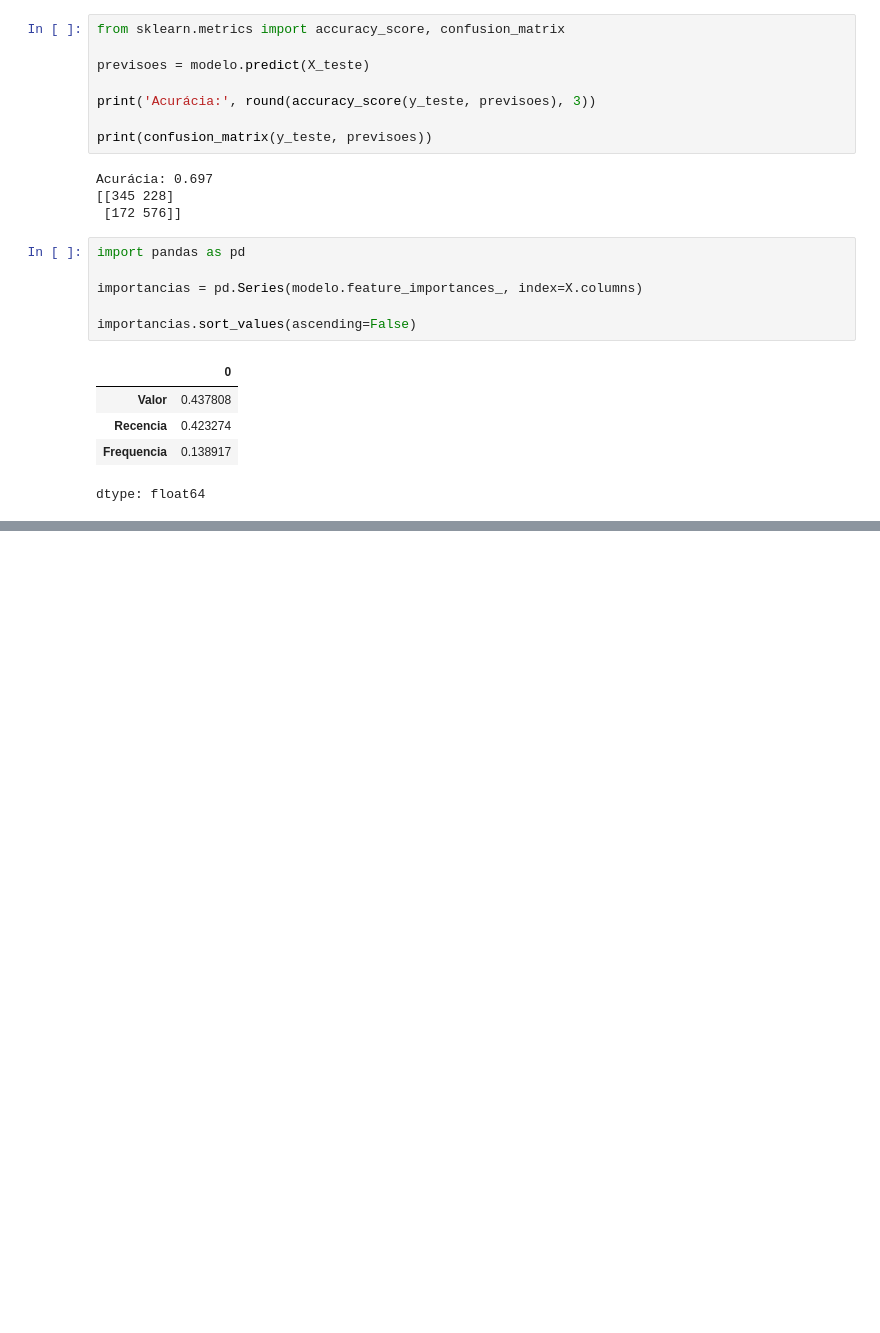
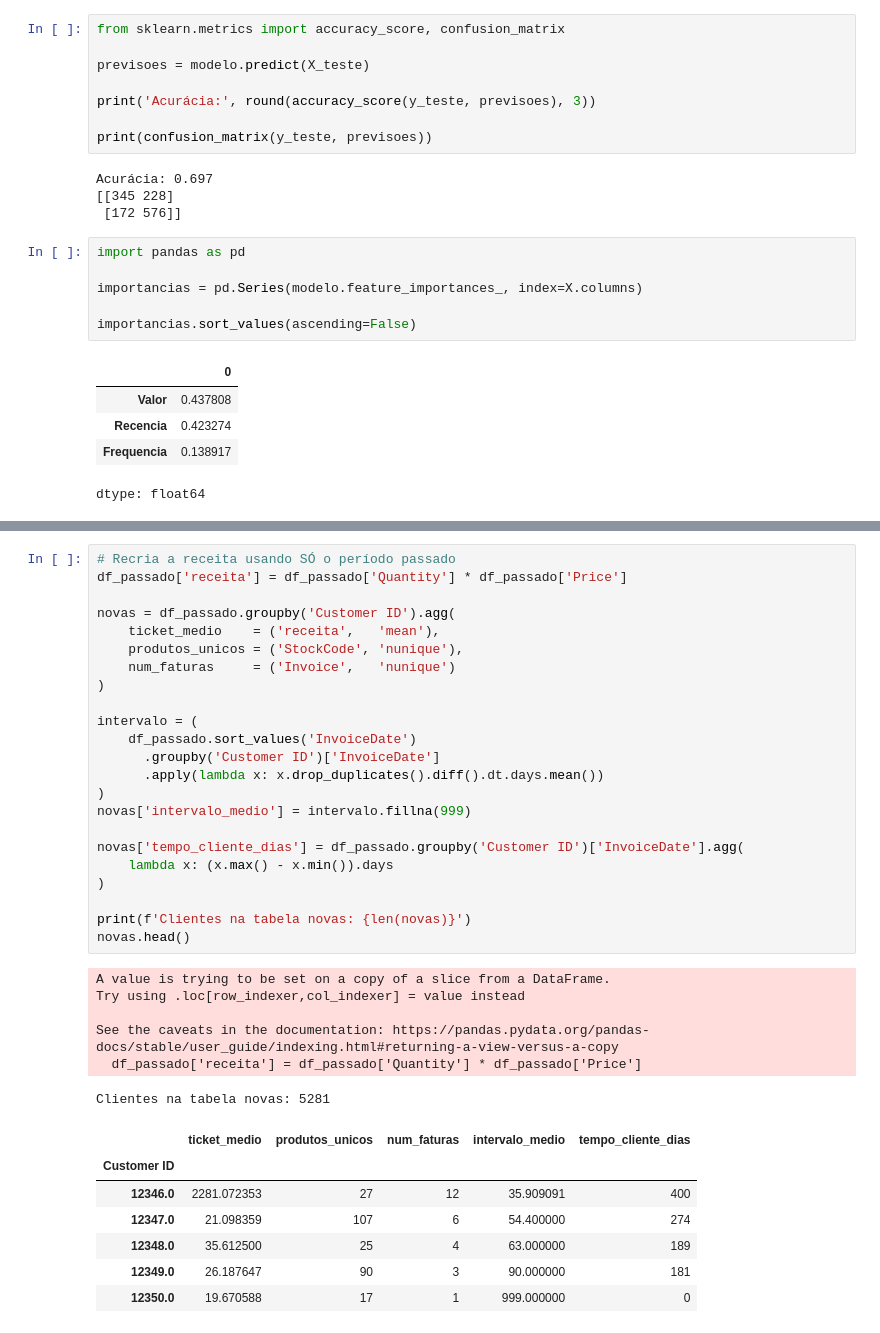
Before and after one commit to Victor-Castrol/projeto-2-cohort-churn, a Jupyter notebook: 01_exploracao.ipynb, the cells around one changed output, grey strips where cells are left out. Drawn from its saved outputs; the diff is of its cells as text; blank space fills up the shorter version.

```diff
--- a/01_exploracao.ipynb
+++ b/01_exploracao.ipynb
@@ -333,0 +365,37 @@ dtype: float64
+# %%
+# Recria a receita usando SÓ o período passado
+df_passado['receita'] = df_passado['Quantity'] * df_passado['Price']
+
+novas = df_passado.groupby('Customer ID').agg(
+    ticket_medio    = ('receita',   'mean'),
+    produtos_unicos = ('StockCode', 'nunique'),
+    num_faturas     = ('Invoice',   'nunique')
+)
+
+intervalo = (
+    df_passado.sort_values('InvoiceDate')
+      .groupby('Customer ID')['InvoiceDate']
+      .apply(lambda x: x.drop_duplicates().diff().dt.days.mean())
+)
+novas['intervalo_medio'] = intervalo.fillna(999)
+
+novas['tempo_cliente_dias'] = df_passado.groupby('Customer ID')['InvoiceDate'].agg(
+    lambda x: (x.max() - x.min()).days
+)
+
+print(f'Clientes na tabela novas: {len(novas)}')
+novas.head()
+# %% [output]
+A value is trying to be set on a copy of a slice from a DataFrame.
+Try using .loc[row_indexer,col_indexer] = value instead
+
+See the caveats in the documentation: https://pandas.pydata.org/pandas-docs/stable/user_guide/indexing.html#returning-a-view-versus-a-copy
+  df_passado['receita'] = df_passado['Quantity'] * df_passado['Price']
+Clientes na tabela novas: 5281
+|  | ticket_medio | produtos_unicos | num_faturas | intervalo_medio | tempo_cliente_dias |
+| Customer ID |  |  |  |  |  |
+| 12346.0 | 2281.072353 | 27 | 12 | 35.909091 | 400 |
+| 12347.0 | 21.098359 | 107 | 6 | 54.400000 | 274 |
+| 12348.0 | 35.612500 | 25 | 4 | 63.000000 | 189 |
+| 12349.0 | 26.187647 | 90 | 3 | 90.000000 | 181 |
+| 12350.0 | 19.670588 | 17 | 1 | 999.000000 | 0 |
```
Also changed, not shown: parts of 8 cells of this notebook, 1 other file.
